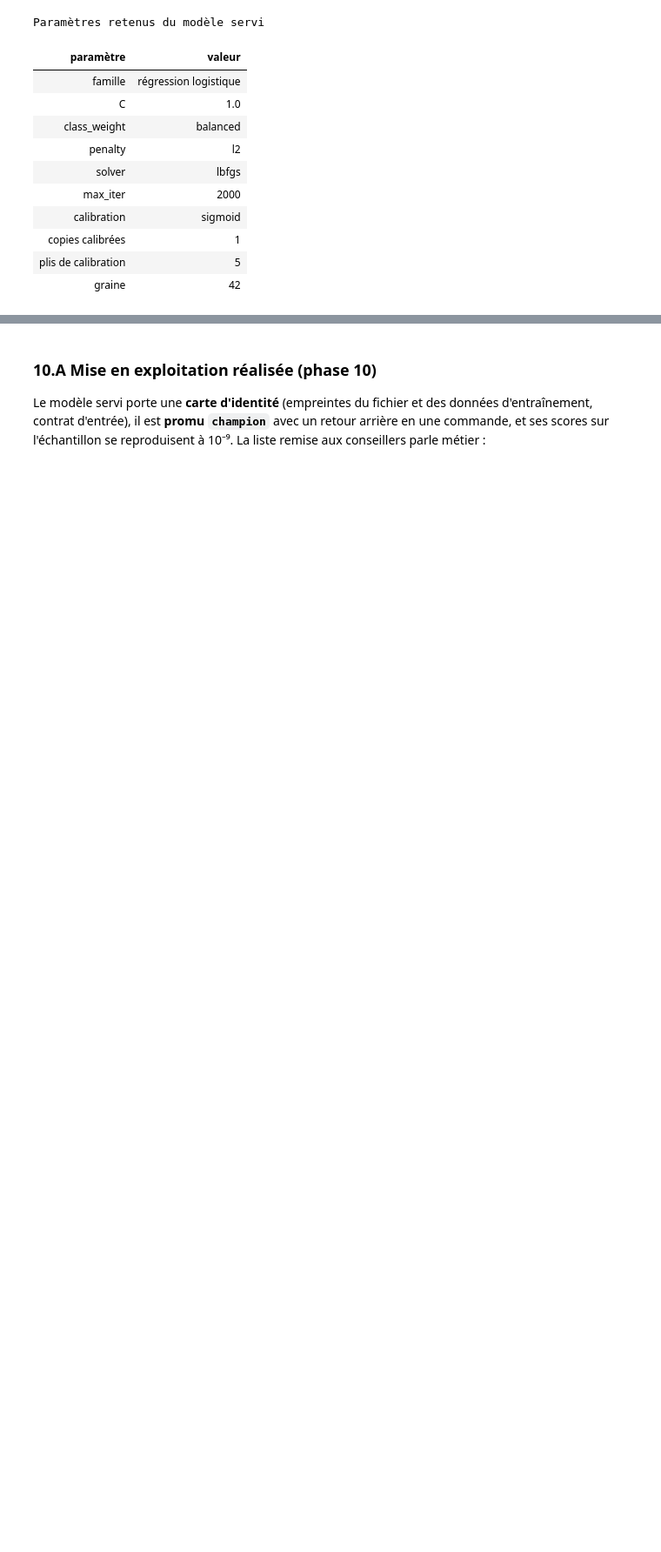
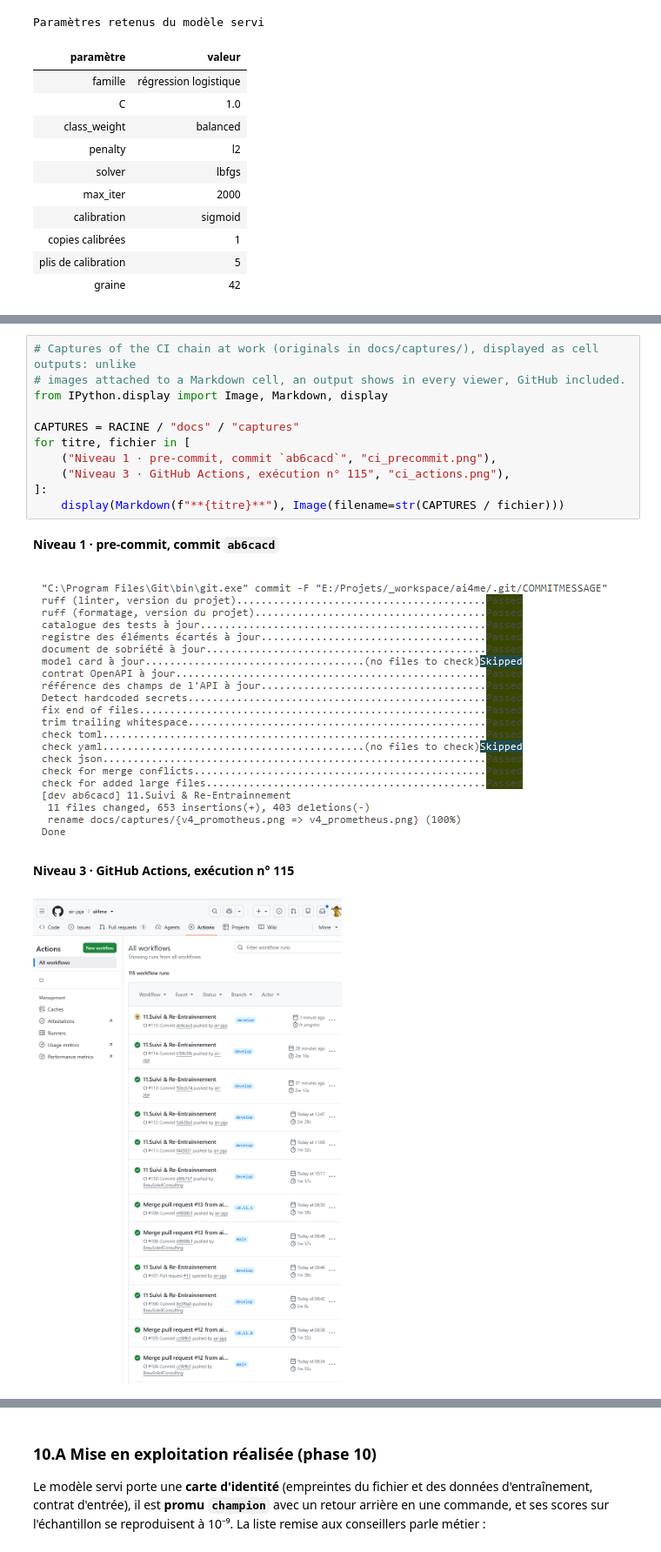
Before and after one commit to air-jaja/ai4me, a Jupyter notebook: notebooks/cas_usage_churn_saas.ipynb, the cells around one changed output, grey strips where cells are left out. Shown at 87% size. Saved outputs shown, nothing was run; the diff lists cells and outputs as text; blank space fills up the shorter version.

```diff
--- a/notebooks/cas_usage_churn_saas.ipynb
+++ b/notebooks/cas_usage_churn_saas.ipynb
@@ -2565,3 +2565,19 @@ de version. L'exécution n° 115, celle du commit ci-dessus, était en cours au
+# %%
+# Captures of the CI chain at work (originals in docs/captures/), displayed as cell outputs: unlike
+# images attached to a Markdown cell, an output shows in every viewer, GitHub included.
+from IPython.display import Image, Markdown, display
+
+CAPTURES = RACINE / "docs" / "captures"
+for titre, fichier in [
+    ("Niveau 1 · pre-commit, commit `ab6cacd`", "ci_precommit.png"),
+    ("Niveau 3 · GitHub Actions, exécution n° 115", "ci_actions.png"),
+]:
+    display(Markdown(f"**{titre}**"), Image(filename=str(CAPTURES / fichier)))
+# %% [output]
+**Niveau 1 · pre-commit, commit `ab6cacd`**
+[figure, added]
+**Niveau 3 · GitHub Actions, exécution n° 115**
+[figure, added]
 # %%
 # The served model and its card are written under models/ by tools/modele_servi.py (section 9.G),
 # never by a relative path from this notebook. The scoring service is the real API
```
Also changed, not shown: parts of 26 cells of this notebook, 6 other files.
